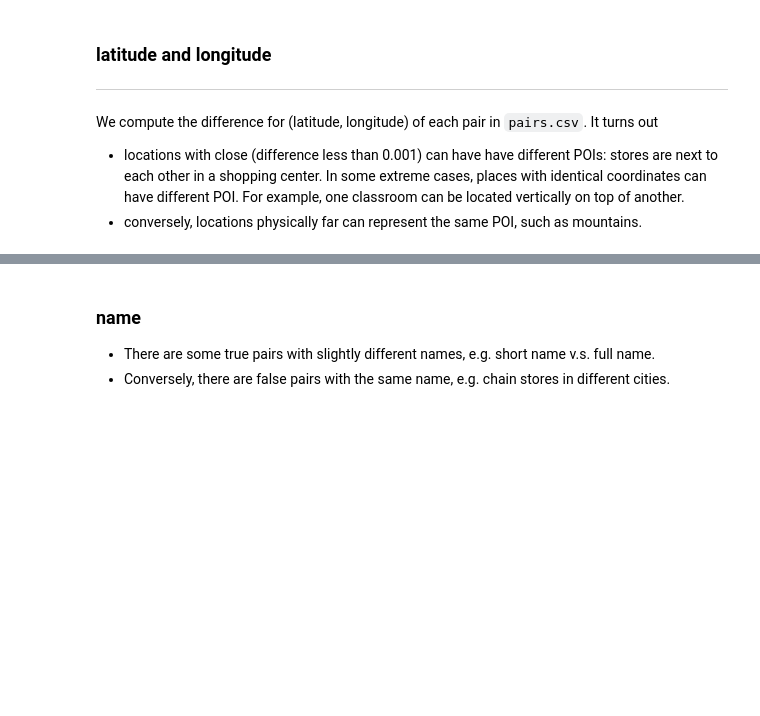
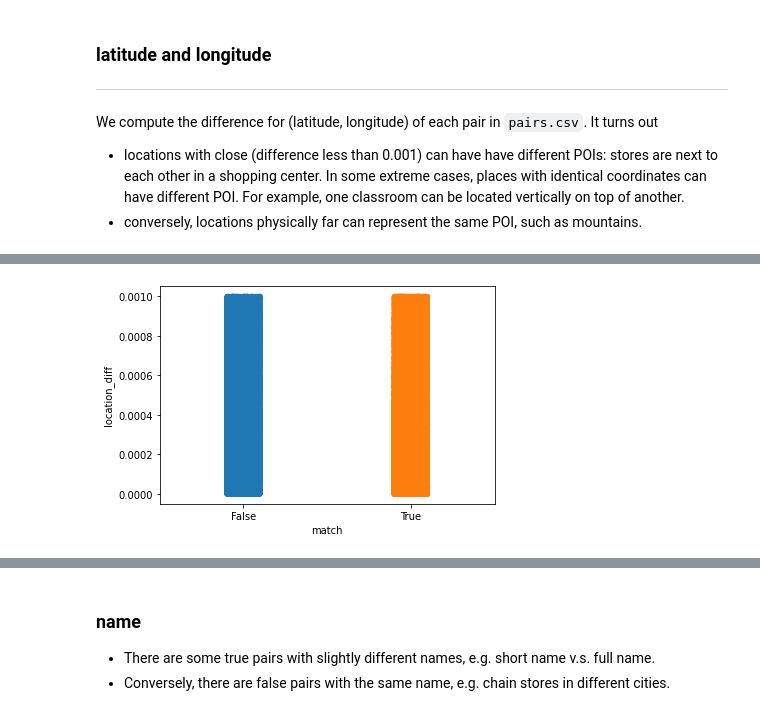
Before and after one commit to gormantt/foursquare-location-matching, a Jupyter notebook: group_code/2022.05.25_train_and_pairs_eda.ipynb, the cells around one changed output, grey strips where cells are left out. Cells and saved outputs as stored; diff of their text form; code cells hidden in the pictures; blank space fills up the shorter version.

```diff
--- a/group_code/2022.05.25_train_and_pairs_eda.ipynb
+++ b/group_code/2022.05.25_train_and_pairs_eda.ipynb
@@ -128,3 +137,3 @@ memory usage: 112.9+ MB
 # %%
-pairs = pd.read_csv(r'C:\Users\gorma\OneDrive\Documents\Erdos\foursquare-location-matching\data_raw\pairs.csv')
+df_pairs = pd.read_csv(r'C:\Users\gorma\OneDrive\Documents\Erdos\foursquare-location-matching\data_raw\pairs.csv')
 # %%
@@ -200,7 +211,7 @@ We compute the difference for (latitude, longitude) of each pair in `pairs.csv`.
   * locations with close (difference less than 0.001) can have have different POIs: stores are next to each other in a shopping center. In some extreme cases, places with identical coordinates can have different POI. For example, one classroom can be located vertically on top of another.
   * conversely, locations physically far can represent the same POI, such as mountains.
 # %%
-# Compute the difference of (latitude, longitude) of each pair in pairs.csv
-pairs['location_diff'] = pd.concat([(pairs['latitude_1']-pairs['latitude_2']).abs(), (pairs['longitude_1']-pairs['longitude_2']).abs()], axis=1).max(axis=1)
+# Compute the difference of (latitude, longitude) of each pair in df_pairs.csv
+df_pairs['location_diff'] = pd.concat([(df_pairs['latitude_1']-df_pairs['latitude_2']).abs(), (df_pairs['longitude_1']-df_pairs['longitude_2']).abs()], axis=1).max(axis=1)
 
-pairs.location_diff.describe()
+df_pairs.location_diff.describe()
@@ -207,4 +228,6 @@ pairs.location_diff.describe()
 # %%
-sns.stripplot(x="match", y="location_diff", data=pairs.loc[pairs.location_diff<0.001])
+sns.stripplot(x="match", y="location_diff", data=df_pairs.loc[df_pairs.location_diff<0.001])
 plt.show()
+# %% [output]
+[figure, added]
 # %%
```
Also changed, not shown: parts of 20 cells of this notebook.
